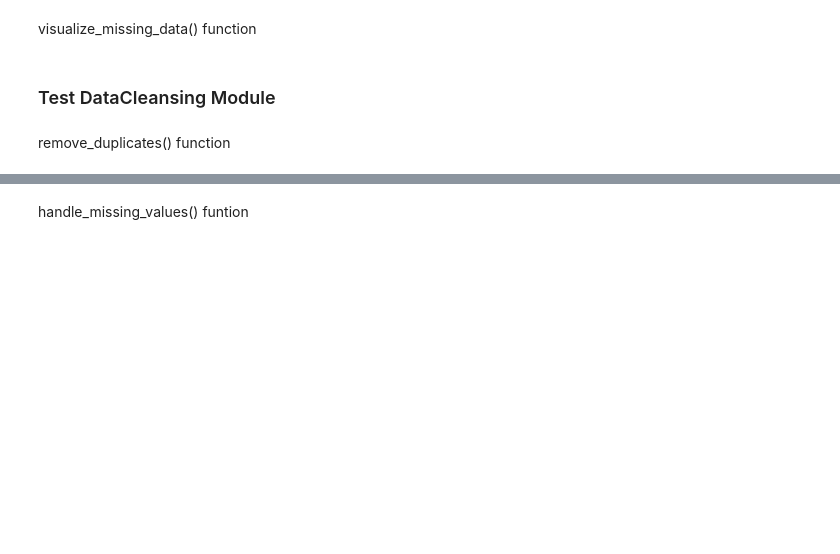
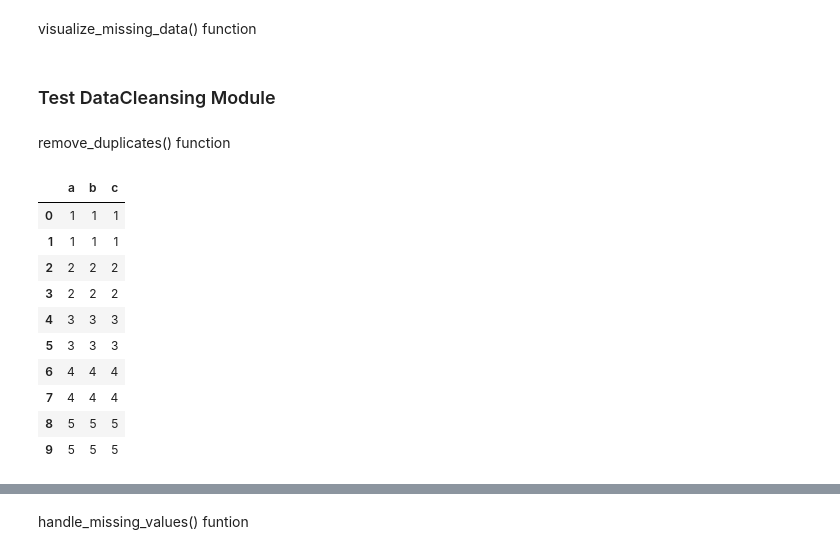
Before and after one commit to Rain-Elutions/Data-Processing-Automation, a Jupyter notebook: test.ipynb, the cells around one changed output, grey strips where cells are left out. Cells and saved outputs as stored; diff of their text form; code cells hidden in the pictures; blank space fills up the shorter version.

```diff
--- a/test.ipynb
+++ b/test.ipynb
@@ -91,3 +90,21 @@ from Data_Cleansing.data_cleansing_main import FillMissingByMean, FillMissingByM
 data_cleansing = DataCleansing(df)
 # %% [markdown]
 remove_duplicates() function
+# %%
+# generate a df with duplicate rows
+dup_df = pd.DataFrame({'a':[1,1,2,2,3,3,4,4,5,5],
+                     'b':[1,1,2,2,3,3,4,4,5,5],
+                        'c':[1,1,2,2,3,3,4,4,5,5]})
+dup_df
+# %% [output]
+|  | a | b | c |
+| 0 | 1 | 1 | 1 |
+| 1 | 1 | 1 | 1 |
+| 2 | 2 | 2 | 2 |
+| 3 | 2 | 2 | 2 |
+| 4 | 3 | 3 | 3 |
+| 5 | 3 | 3 | 3 |
+| 6 | 4 | 4 | 4 |
+| 7 | 4 | 4 | 4 |
+| 8 | 5 | 5 | 5 |
+| 9 | 5 | 5 | 5 |
```
Also changed, not shown: parts of 16 cells of this notebook, 3 other files.
